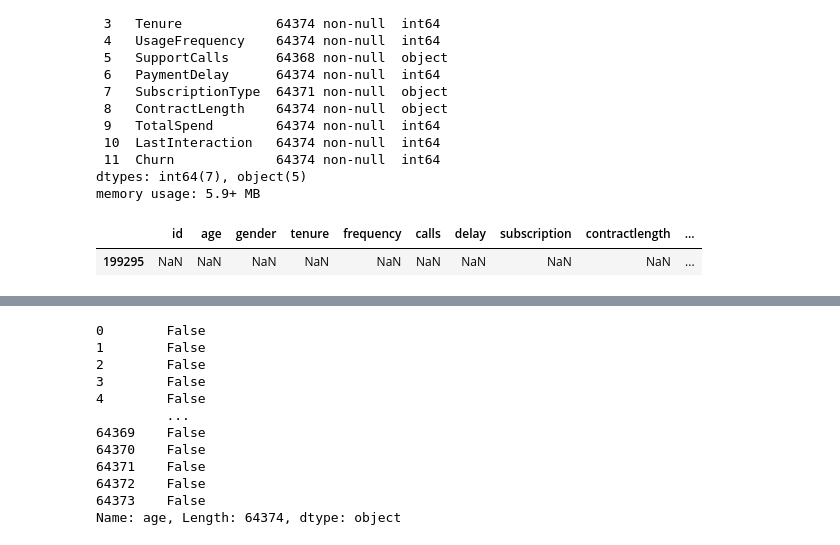
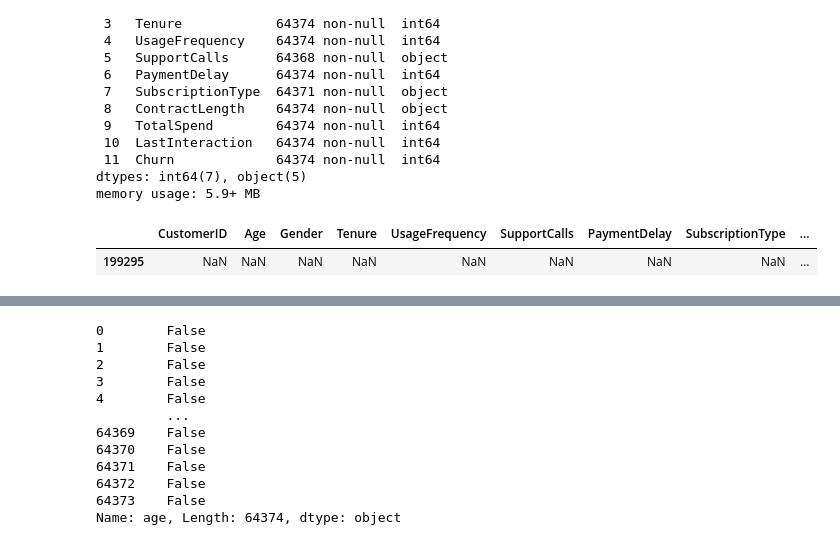
Before and after one commit to lelayf/churn-analysis, a Jupyter notebook: CustomerChurn.ipynb, the cells around one changed output, grey strips where cells are left out. Cells and saved outputs as stored; diff of their text form; code cells hidden in the pictures.

```diff
--- a/CustomerChurn.ipynb
+++ b/CustomerChurn.ipynb
@@ -80,7 +80,7 @@ Data columns (total 12 columns):
 dtypes: int64(7), object(5)
 memory usage: 5.9+ MB
 # %%
-df[df.isna().any(axis=1)]
+train[train.isna().any(axis=1)]
 # %% [output]
-|  | id | age | gender | tenure | frequency | calls | delay | subscription | contractlength | ... |
-| 199295 | NaN | NaN | NaN | NaN | NaN | NaN | NaN | NaN | NaN | ... |
+|  | CustomerID | Age | Gender | Tenure | UsageFrequency | SupportCalls | PaymentDelay | SubscriptionType | ... |
+| 199295 | NaN | NaN | NaN | NaN | NaN | NaN | NaN | NaN | ... |
```
Also changed, not shown: parts of 24 cells of this notebook.
